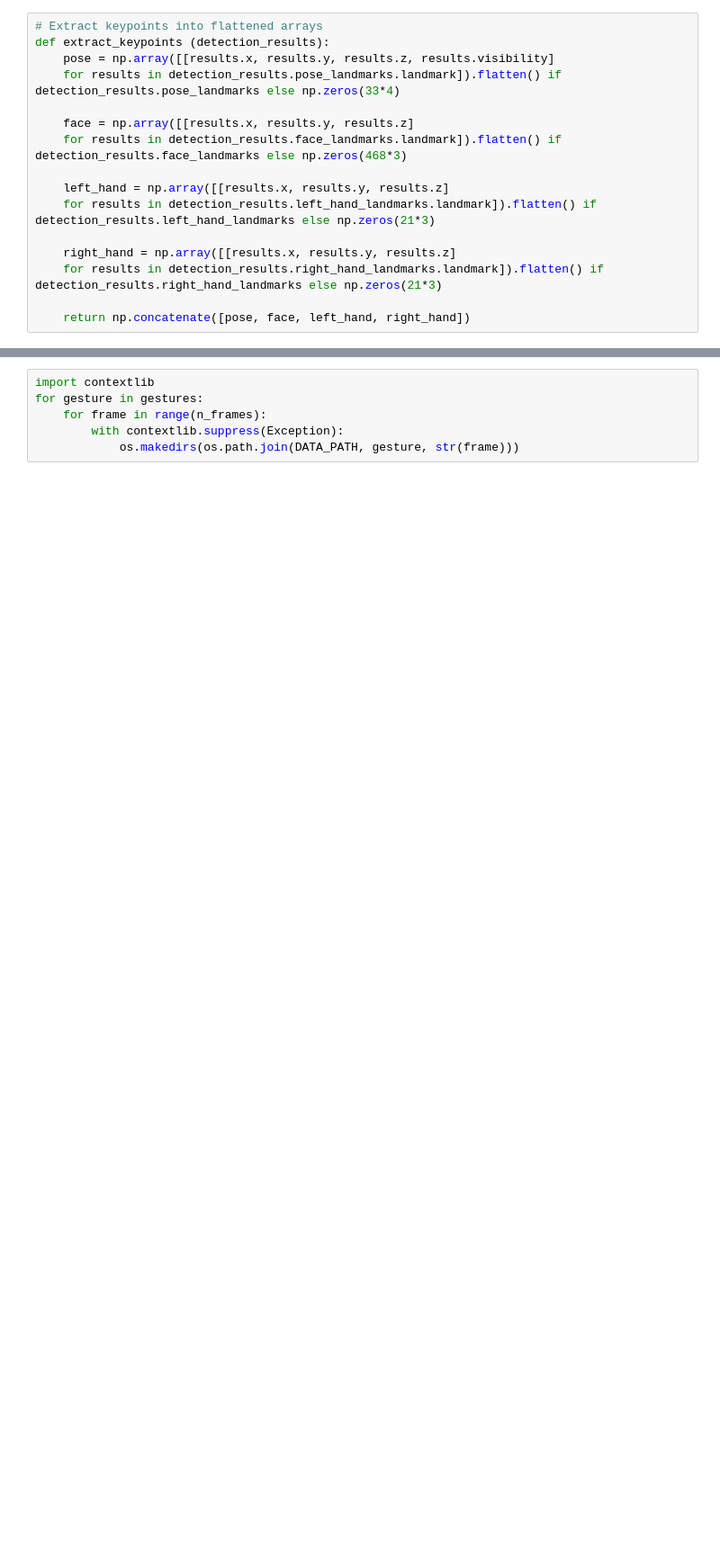
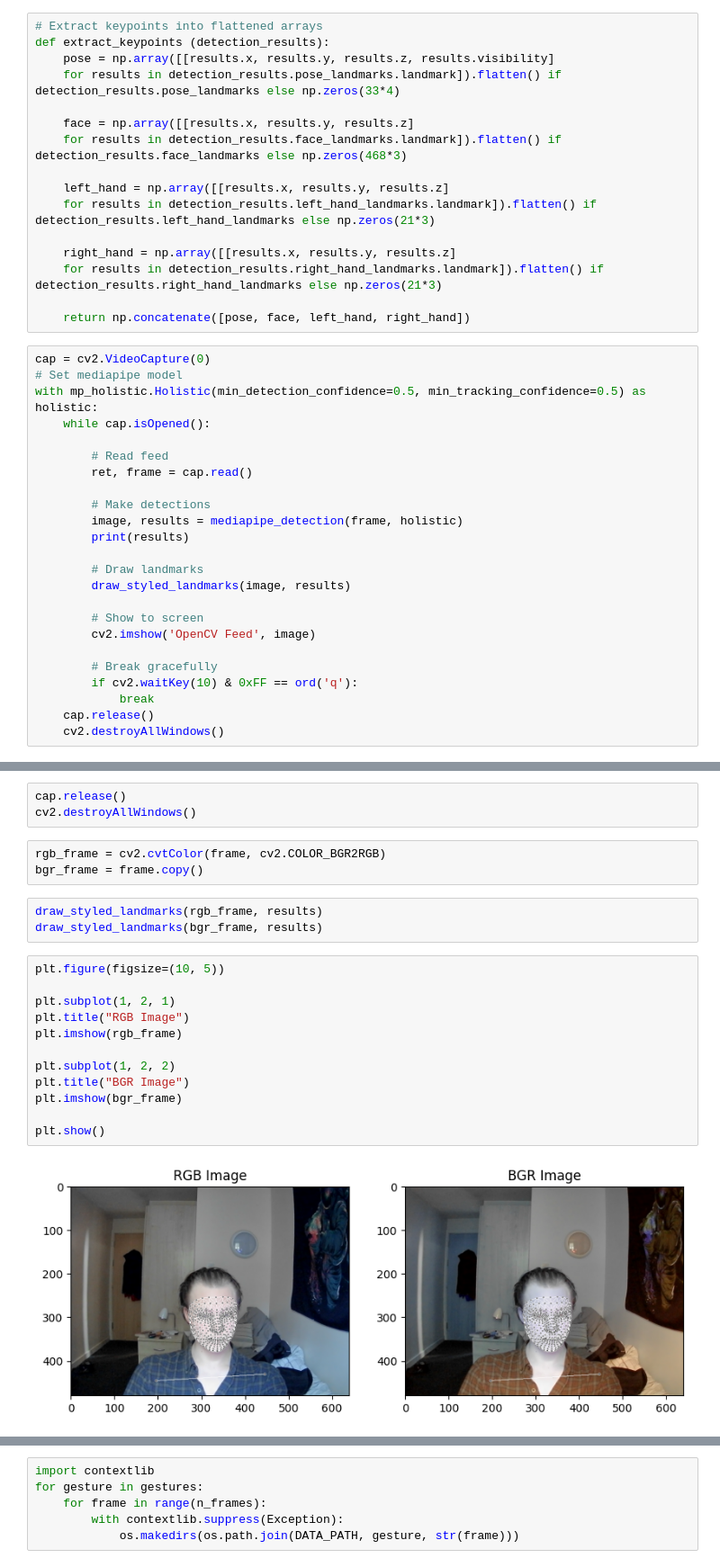
Before and after one commit to Ch1px/SLR, a Jupyter notebook: signDataset.ipynb, the cells around one changed output, grey strips where cells are left out. Shown at 90% size. Saved outputs shown, nothing was run; the diff lists cells and outputs as text; blank space fills up the shorter version.

```diff
--- a/signDataset.ipynb
+++ b/signDataset.ipynb
@@ -76,3 +82,27 @@ def extract_keypoints (detection_results):
     for results in detection_results.right_hand_landmarks.landmark]).flatten() if detection_results.right_hand_landmarks else np.zeros(21*3)
 
     return np.concatenate([pose, face, left_hand, right_hand])
+# %%
+cap = cv2.VideoCapture(0)
+# Set mediapipe model
+with mp_holistic.Holistic(min_detection_confidence=0.5, min_tracking_confidence=0.5) as holistic:
+    while cap.isOpened():
+
+        # Read feed
+        ret, frame = cap.read()
+
+        # Make detections
+        image, results = mediapipe_detection(frame, holistic)
+        print(results)
+
+        # Draw landmarks
+        draw_styled_landmarks(image, results)
+
+        # Show to screen
+        cv2.imshow('OpenCV Feed', image)
+
+        # Break gracefully
+        if cv2.waitKey(10) & 0xFF == ord('q'):
+            break
+    cap.release()
+    cv2.destroyAllWindows()
@@ -79,3 +127,26 @@ def extract_keypoints (detection_results):
+# %%
+cap.release()
+cv2.destroyAllWindows()
+# %%
+rgb_frame = cv2.cvtColor(frame, cv2.COLOR_BGR2RGB)
+bgr_frame = frame.copy()
+# %%
+draw_styled_landmarks(rgb_frame, results)
+draw_styled_landmarks(bgr_frame, results)
+# %%
+plt.figure(figsize=(10, 5))
+
+plt.subplot(1, 2, 1)
+plt.title("RGB Image")
+plt.imshow(rgb_frame)
+
+plt.subplot(1, 2, 2)
+plt.title("BGR Image")
+plt.imshow(bgr_frame)
+
+plt.show()
+# %% [output]
+[figure, added]
 # %%
 DATA_PATH = os.path.join('GestureData')
 
```
Also changed, not shown: parts of 8 cells of this notebook, 5 other files.
